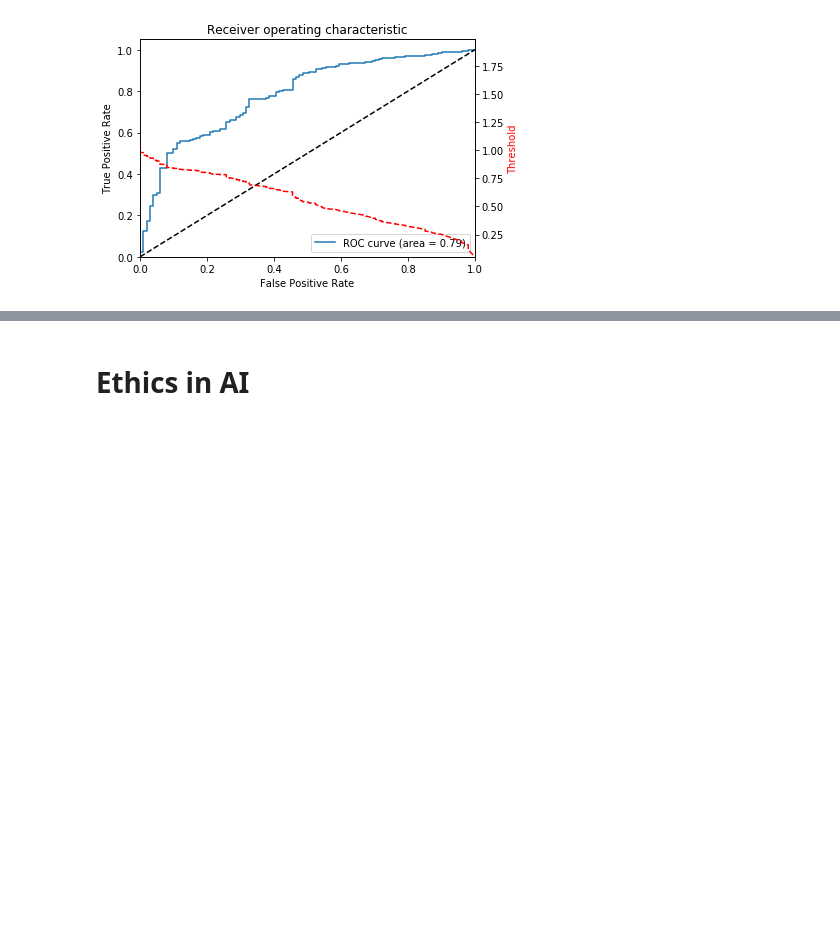
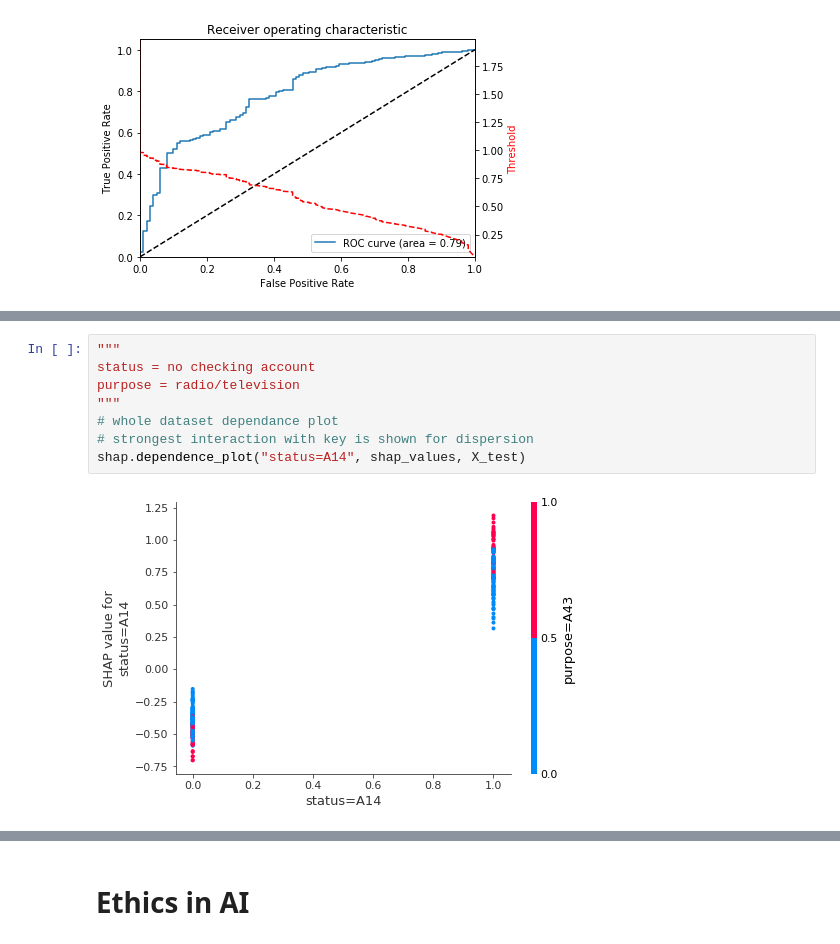
Before and after one commit to jpsmithnl/notebooks, a Jupyter notebook: notebooks/Humans+AI_presentation.ipynb, the cells around one changed output, grey strips where cells are left out. Cells and saved outputs as stored; diff of their text form; blank space fills up the shorter version.

```diff
--- a/notebooks/Humans+AI_presentation.ipynb
+++ b/notebooks/Humans+AI_presentation.ipynb
@@ -210,0 +442,10 @@ A191 : no telephone
+# %%
+"""
+status = no checking account
+purpose = radio/television
+"""
+# whole dataset dependance plot
+# strongest interaction with key is shown for dispersion
+shap.dependence_plot("status=A14", shap_values, X_test)
+# %% [output]
+[figure, added]
```
Also changed, not shown: parts of 132 cells of this notebook, 24 other files.
